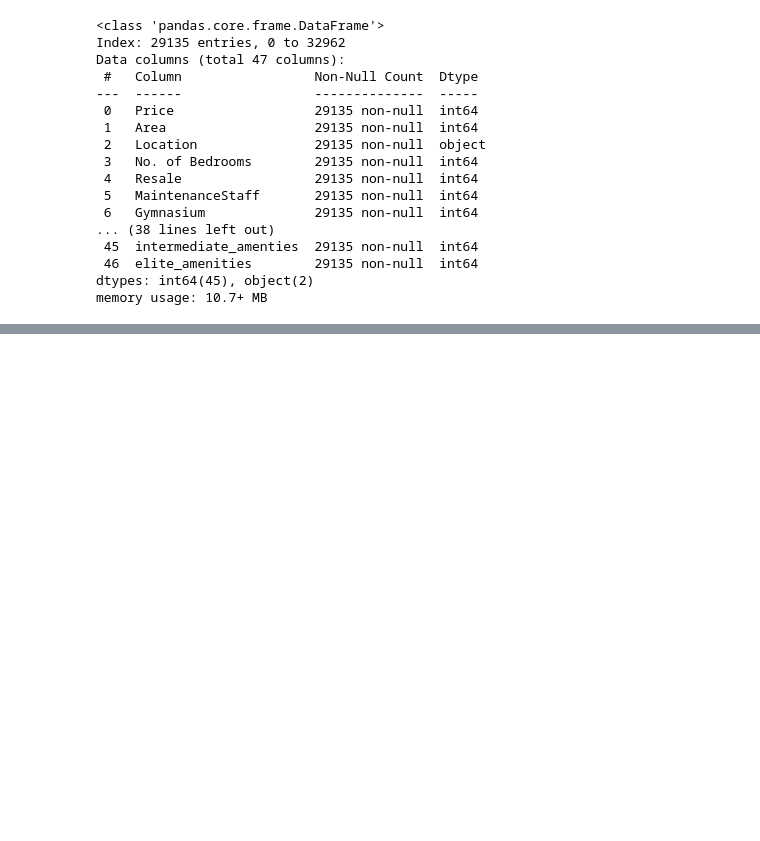
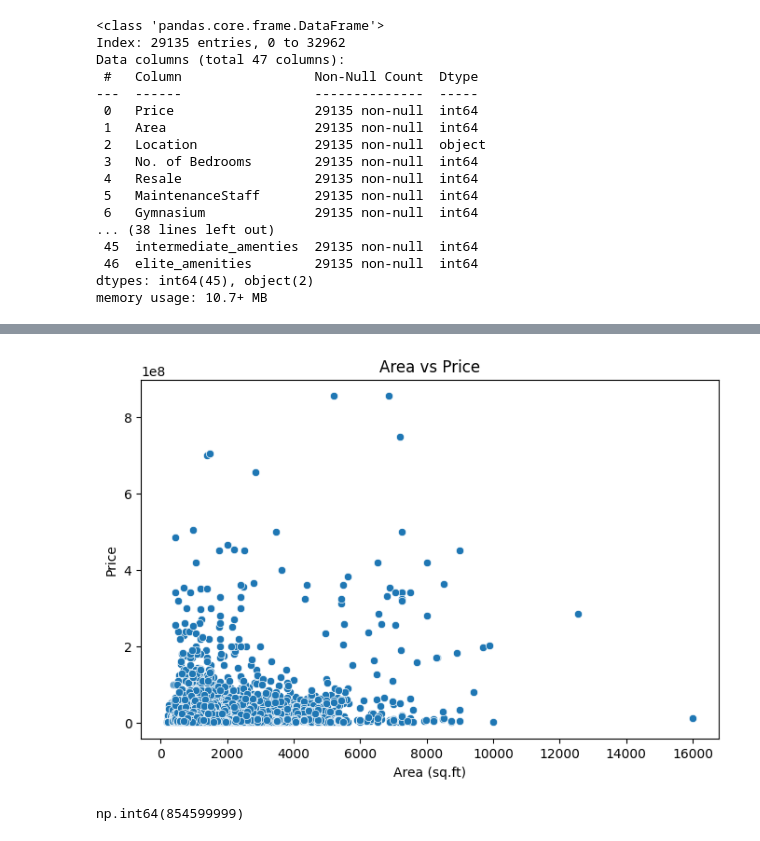
Before and after one commit to AdityaKumbhar21/House_Price_Prediction, a Jupyter notebook: notebooks/01_EDA.ipynb, the cells around one changed output, grey strips where cells are left out. Drawn from its saved outputs; the diff is of its cells as text; code cells hidden in the pictures; blank space fills up the shorter version.

```diff
--- a/notebooks/01_EDA.ipynb
+++ b/notebooks/01_EDA.ipynb
@@ -173,0 +176,3 @@ df_copy.head()
+# %%
+final_df = pd.read_csv('../data/cleaned/final_cleaned_merged.csv')
+final_df.head()
@@ -173,0 +186,13 @@ df_copy.head()
+# %%
+plt.figure(figsize=(8, 5))
+sns.scatterplot(data=final_df, x='Area', y='Price')
+plt.title('Area vs Price')
+plt.xlabel('Area (sq.ft)')
+plt.ylabel('Price')
+plt.show()
+# %% [output]
+[figure, added]
+# %%
+final_df['Price'].max()
+# %% [output]
+np.int64(854599999)
```
Also changed, not shown: parts of 5 cells of this notebook.
